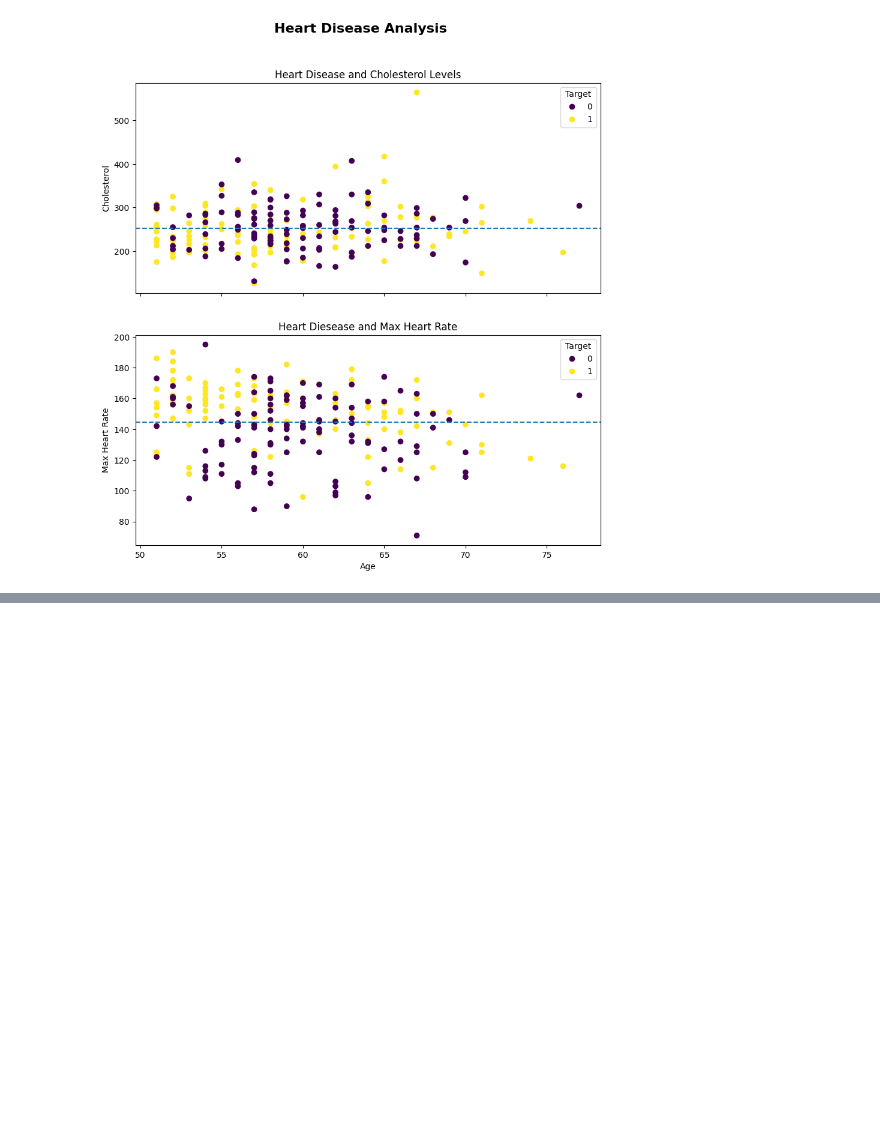
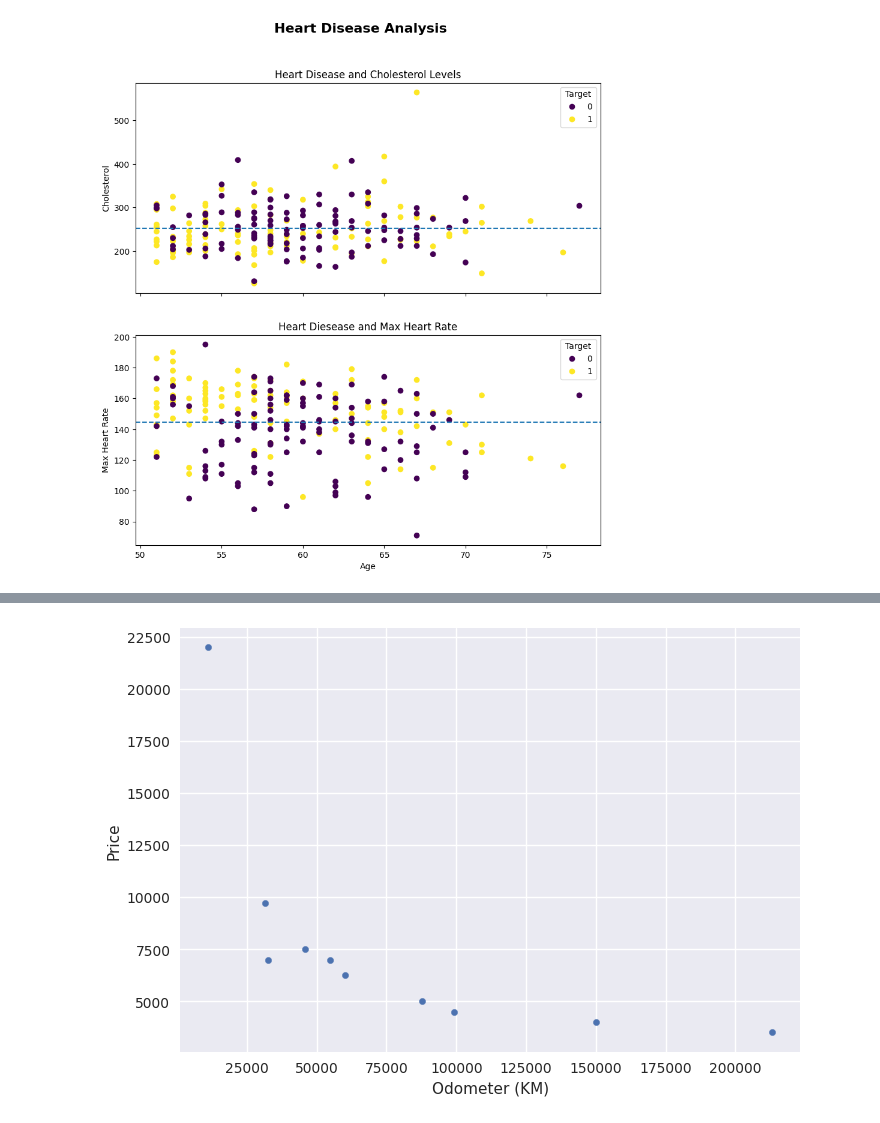
Before and after one commit to gouravguptacom/machine-learning-ztm, a Jupyter notebook: 4-matplotlib-seaborn.ipynb, the cells around one changed output, grey strips where cells are left out. Drawn from its saved outputs; the diff is of its cells as text; code cells hidden in the pictures; blank space fills up the shorter version.

```diff
--- a/4-matplotlib-seaborn.ipynb
+++ b/4-matplotlib-seaborn.ipynb
@@ -535,0 +584,4 @@ Text(0.5, 0.98, 'Heart Disease Analysis')
+# %%
+car_sales.plot(x="Odometer (KM)", y="Price", kind="scatter");
+# %% [output]
+[figure, added]
```
Also changed, not shown: parts of 17 cells of this notebook.
